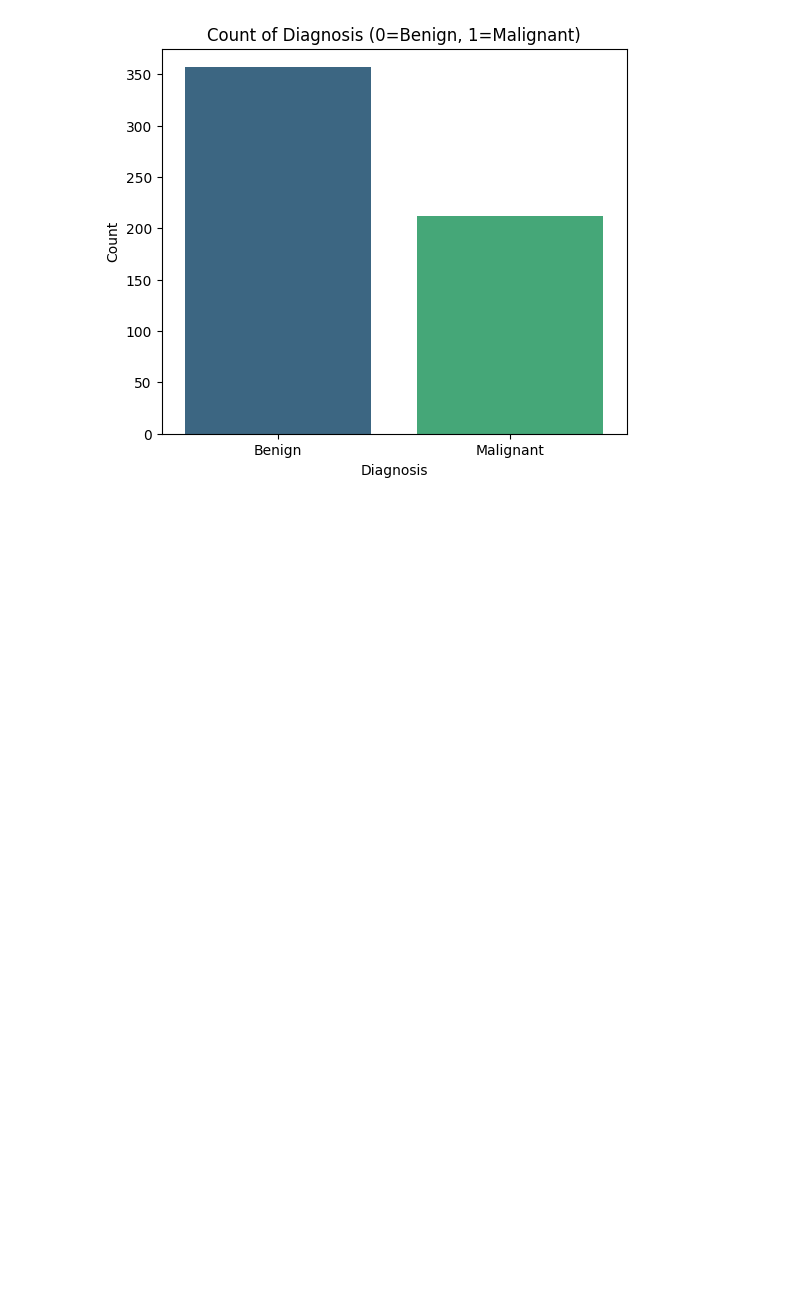
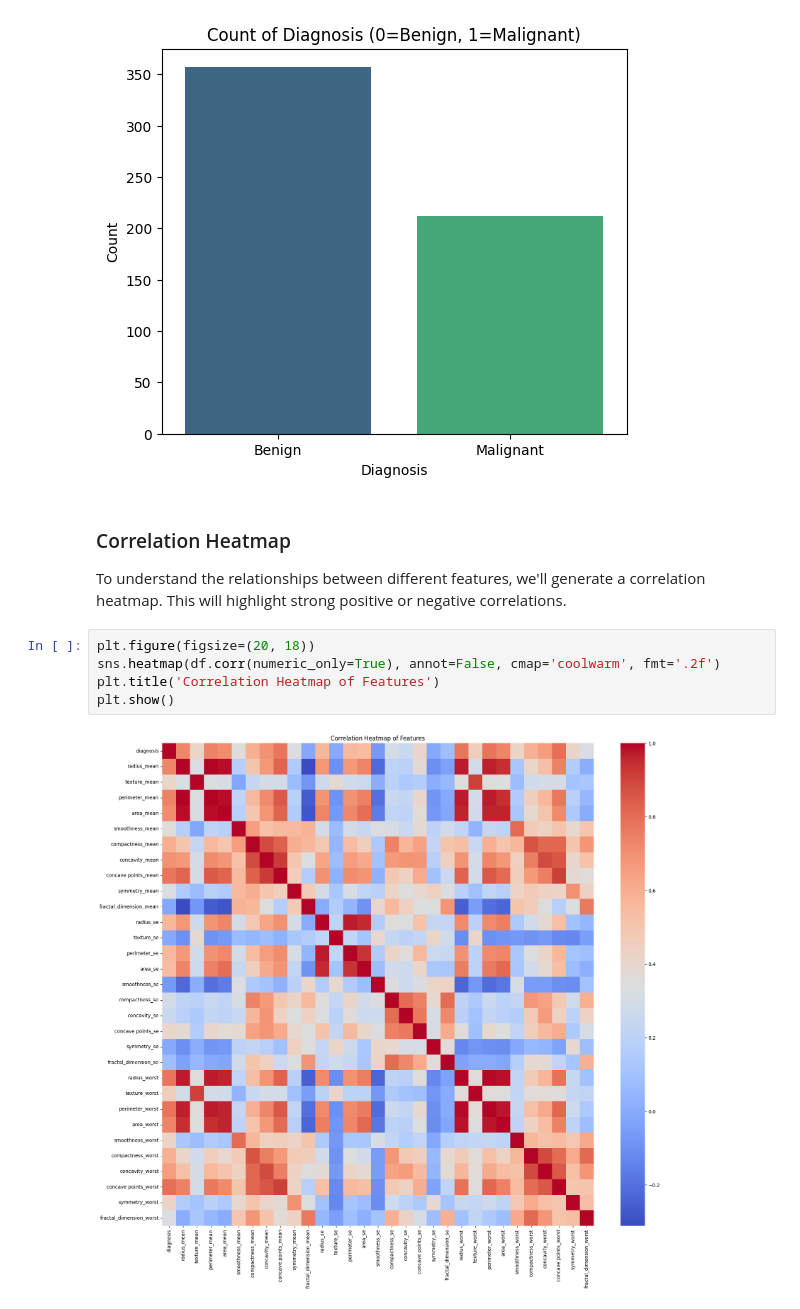
Before and after one commit to AparnaSreeenivasan/PredictiveProject2, a Jupyter notebook: preprocessing.ipynb, the cells around one changed output. Saved outputs shown, nothing was run; the diff lists cells and outputs as text; blank space fills up the shorter version.

Commit message:
Correlation Heatmap created

```diff
--- a/preprocessing.ipynb
+++ b/preprocessing.ipynb
@@ -257,3 +257,14 @@ Passing `palette` without assigning `hue` is deprecated and will be removed in v
 
   sns.countplot(x='diagnosis', data=df, palette='viridis')
 [figure]
+# %% [markdown]
+### Correlation Heatmap
+
+To understand the relationships between different features, we'll generate a correlation heatmap. This will highlight strong positive or negative correlations.
+# %%
+plt.figure(figsize=(20, 18))
+sns.heatmap(df.corr(numeric_only=True), annot=False, cmap='coolwarm', fmt='.2f')
+plt.title('Correlation Heatmap of Features')
+plt.show()
+# %% [output]
+[figure, added]
```
